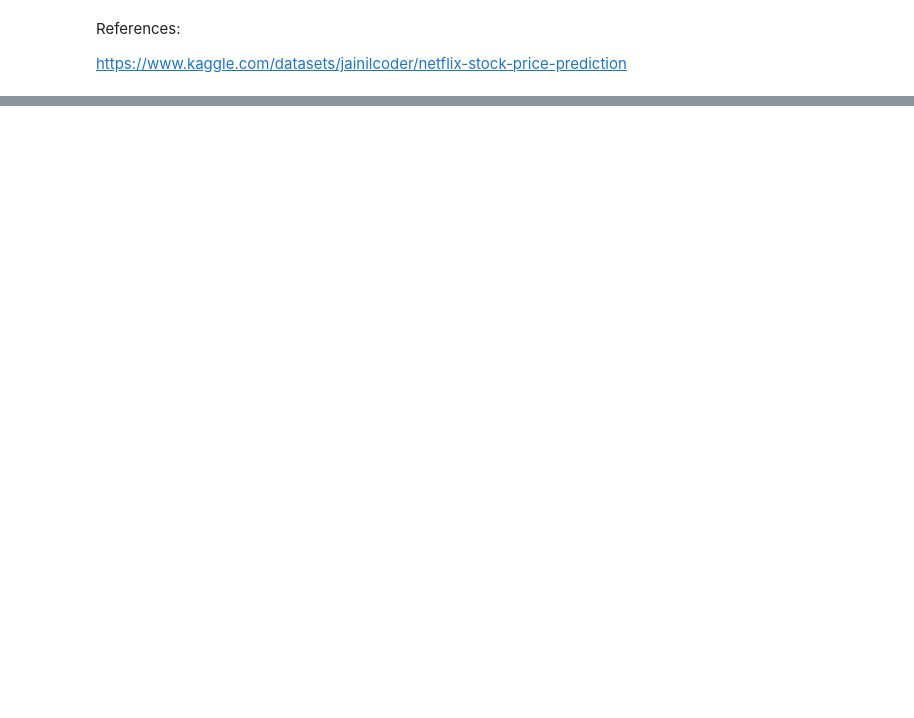
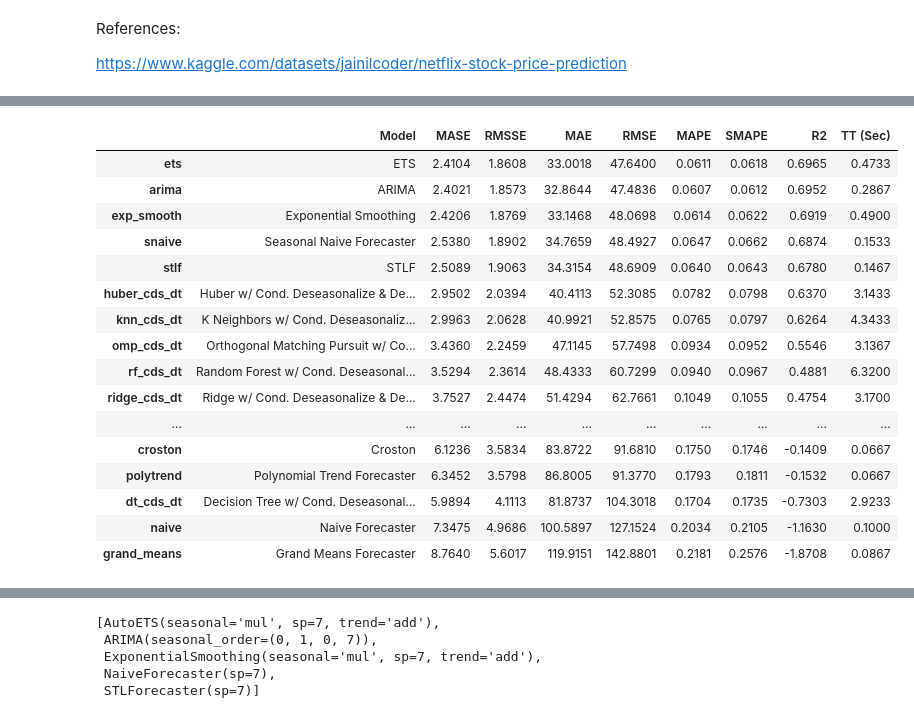
Before and after one commit to Gokhman07/NETFIX_STOCK_PREDICTION, a Jupyter notebook: Netflix_stock_Price_Prediction.ipynb, the cells around one changed output, grey strips where cells are left out. Drawn from its saved outputs; the diff is of its cells as text; code cells hidden in the pictures; blank space fills up the shorter version.

```diff
--- a/Netflix_stock_Price_Prediction.ipynb
+++ b/Netflix_stock_Price_Prediction.ipynb
@@ -1047,0 +1387,5 @@ https://www.kaggle.com/datasets/jainilcoder/netflix-stock-price-prediction
+# %%
+# By default compare_models return the single best performing model based on the metric defined in the sort parameter. Let's change our code to return 5 top models based on r2.
+
+best_r2_score_models = compare_models(sort = 'R2', n_select = 5)
+# %% [output]
@@ -1047,0 +1393,17 @@ https://www.kaggle.com/datasets/jainilcoder/netflix-stock-price-prediction
+|  | Model | MASE | RMSSE | MAE | RMSE | MAPE | SMAPE | R2 | TT (Sec) |
+| ets | ETS | 2.4104 | 1.8608 | 33.0018 | 47.6400 | 0.0611 | 0.0618 | 0.6965 | 0.4733 |
+| arima | ARIMA | 2.4021 | 1.8573 | 32.8644 | 47.4836 | 0.0607 | 0.0612 | 0.6952 | 0.2867 |
+| exp_smooth | Exponential Smoothing | 2.4206 | 1.8769 | 33.1468 | 48.0698 | 0.0614 | 0.0622 | 0.6919 | 0.4900 |
+| snaive | Seasonal Naive Forecaster | 2.5380 | 1.8902 | 34.7659 | 48.4927 | 0.0647 | 0.0662 | 0.6874 | 0.1533 |
+| stlf | STLF | 2.5089 | 1.9063 | 34.3154 | 48.6909 | 0.0640 | 0.0643 | 0.6780 | 0.1467 |
+| huber_cds_dt | Huber w/ Cond. Deseasonalize & De... | 2.9502 | 2.0394 | 40.4113 | 52.3085 | 0.0782 | 0.0798 | 0.6370 | 3.1433 |
+| knn_cds_dt | K Neighbors w/ Cond. Deseasonaliz... | 2.9963 | 2.0628 | 40.9921 | 52.8575 | 0.0765 | 0.0797 | 0.6264 | 4.3433 |
+| omp_cds_dt | Orthogonal Matching Pursuit w/ Co... | 3.4360 | 2.2459 | 47.1145 | 57.7498 | 0.0934 | 0.0952 | 0.5546 | 3.1367 |
+| rf_cds_dt | Random Forest w/ Cond. Deseasonal... | 3.5294 | 2.3614 | 48.4333 | 60.7299 | 0.0940 | 0.0967 | 0.4881 | 6.3200 |
+| ridge_cds_dt | Ridge w/ Cond. Deseasonalize & De... | 3.7527 | 2.4474 | 51.4294 | 62.7661 | 0.1049 | 0.1055 | 0.4754 | 3.1700 |
+| ... | ... | ... | ... | ... | ... | ... | ... | ... | ... |
+| croston | Croston | 6.1236 | 3.5834 | 83.8722 | 91.6810 | 0.1750 | 0.1746 | -0.1409 | 0.0667 |
+| polytrend | Polynomial Trend Forecaster | 6.3452 | 3.5798 | 86.8005 | 91.3770 | 0.1793 | 0.1811 | -0.1532 | 0.0667 |
+| dt_cds_dt | Decision Tree w/ Cond. Deseasonal... | 5.9894 | 4.1113 | 81.8737 | 104.3018 | 0.1704 | 0.1735 | -0.7303 | 2.9233 |
+| naive | Naive Forecaster | 7.3475 | 4.9686 | 100.5897 | 127.1524 | 0.2034 | 0.2105 | -1.1630 | 0.1000 |
+| grand_means | Grand Means Forecaster | 8.7640 | 5.6017 | 119.9151 | 142.8801 | 0.2181 | 0.2576 | -1.8708 | 0.0867 |
@@ -1047,0 +1411,9 @@ https://www.kaggle.com/datasets/jainilcoder/netflix-stock-price-prediction
+# %%
+#listing the top 5 models by R2 scores
+best_r2_score_models
+# %% [output]
+[AutoETS(seasonal='mul', sp=7, trend='add'),
+ ARIMA(seasonal_order=(0, 1, 0, 7)),
+ ExponentialSmoothing(seasonal='mul', sp=7, trend='add'),
+ NaiveForecaster(sp=7),
+ STLForecaster(sp=7)]
```
Also changed, not shown: parts of 51 cells of this notebook.
